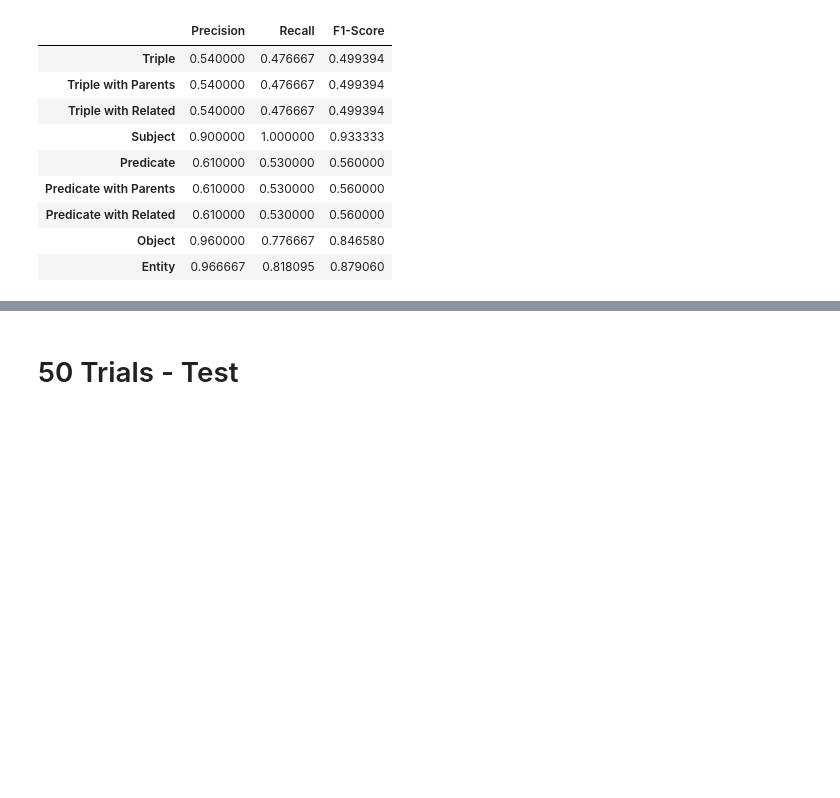
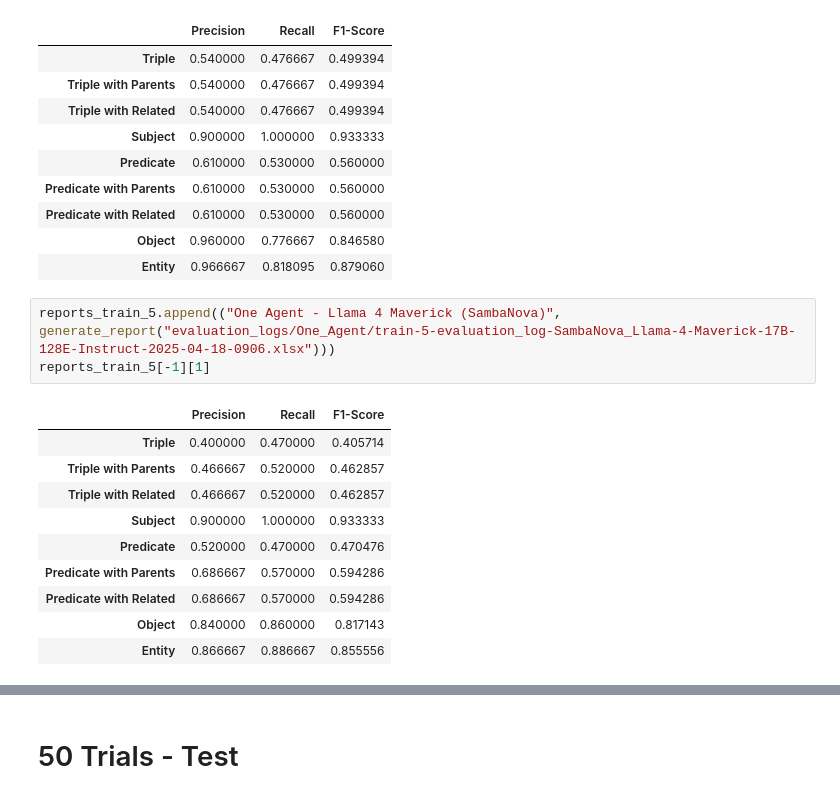
Before and after one commit to maxlautenbach/CIExMAS, a Jupyter notebook: approaches/evaluation_notebook.ipynb, the cells around one changed output, grey strips where cells are left out. Drawn from its saved outputs; the diff is of its cells as text; blank space fills up the shorter version.

```diff
--- a/approaches/evaluation_notebook.ipynb
+++ b/approaches/evaluation_notebook.ipynb
@@ -132,3 +132,17 @@ reports_train_5[-1][1]
 | Predicate with Related | 0.610000 | 0.530000 | 0.560000 |
 | Object | 0.960000 | 0.776667 | 0.846580 |
 | Entity | 0.966667 | 0.818095 | 0.879060 |
+# %%
+reports_train_5.append(("One Agent - Llama 4 Maverick (SambaNova)", generate_report("evaluation_logs/One_Agent/train-5-evaluation_log-SambaNova_Llama-4-Maverick-17B-128E-Instruct-2025-04-18-0906.xlsx")))
+reports_train_5[-1][1]
+# %% [output]
+|  | Precision | Recall | F1-Score |
+| Triple | 0.400000 | 0.470000 | 0.405714 |
+| Triple with Parents | 0.466667 | 0.520000 | 0.462857 |
+| Triple with Related | 0.466667 | 0.520000 | 0.462857 |
+| Subject | 0.900000 | 1.000000 | 0.933333 |
+| Predicate | 0.520000 | 0.470000 | 0.470476 |
+| Predicate with Parents | 0.686667 | 0.570000 | 0.594286 |
+| Predicate with Related | 0.686667 | 0.570000 | 0.594286 |
+| Object | 0.840000 | 0.860000 | 0.817143 |
+| Entity | 0.866667 | 0.886667 | 0.855556 |
```
Also changed, not shown: parts of 5 cells of this notebook, 10 other files.
